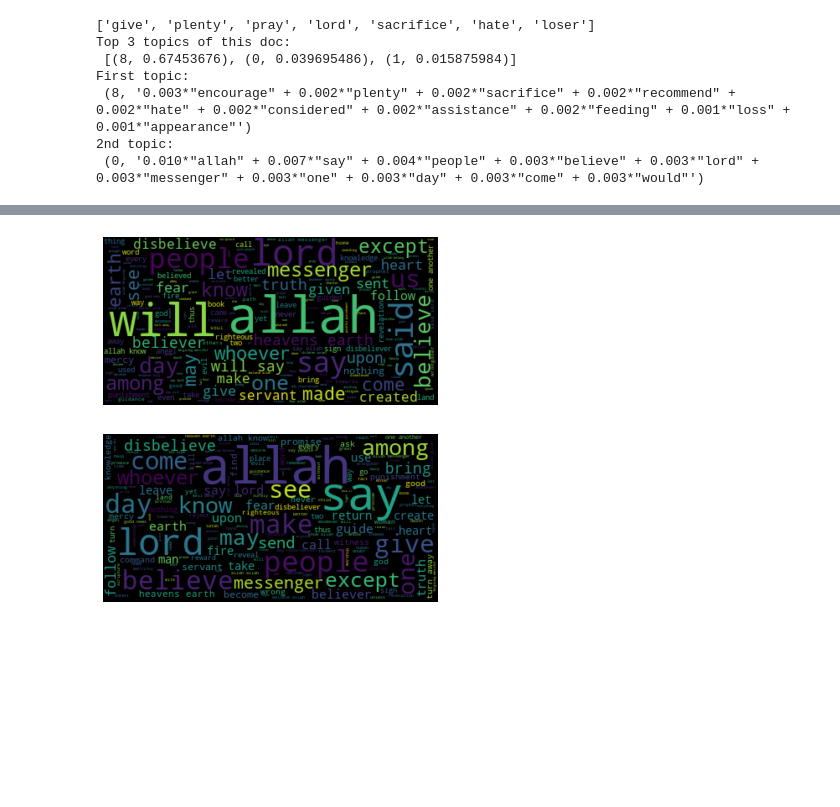
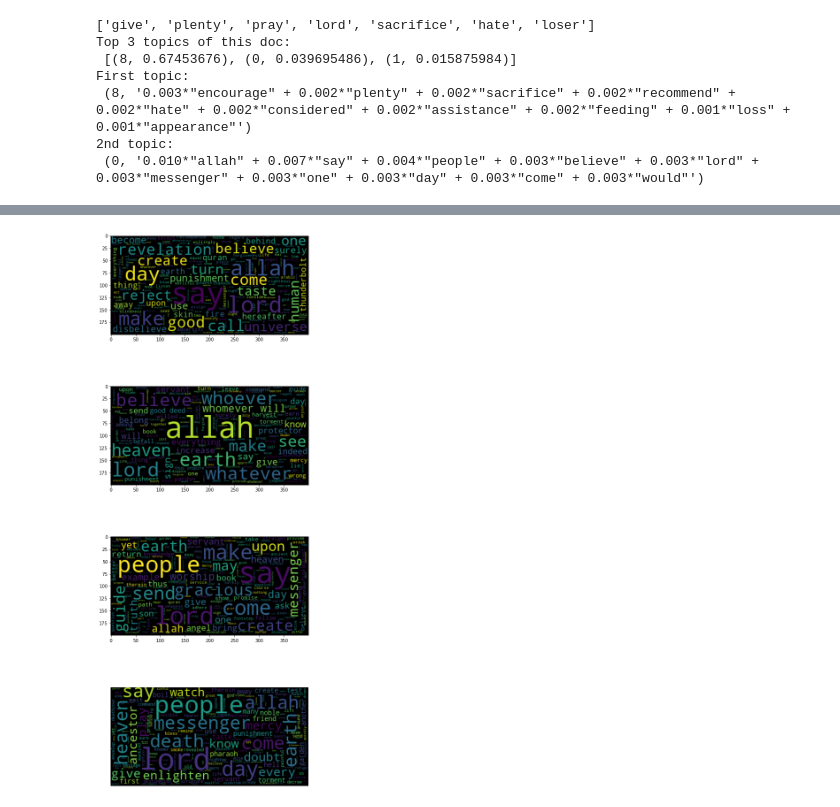
Before and after one commit to yuwei2341/nlp, a Jupyter notebook: topics/Quran.ipynb, the cells around one changed output, grey strips where cells are left out. Drawn from its saved outputs; the diff is of its cells as text; code cells hidden in the pictures; blank space fills up the shorter version.

```diff
--- a/topics/Quran.ipynb
+++ b/topics/Quran.ipynb
@@ -252,8 +265,11 @@ plt.show()
 # %% [markdown]
 ### Parse by surah
 # %%
-df0['processed'] = processed
-processed_by_surah = df0.groupby('surah')['processed'].apply(sum).values.tolist()
+if is_by_verse:
+    df0['processed'] = processed
+    processed_by_surah = df0.groupby('surah')['processed'].apply(sum).values.tolist()
+else:
+    processed_by_surah = processed
 
 # remove '-PRON-'
 processed_by_surah = [list(filter(lambda a: a != '-PRON-', i)) for i in processed_by_surah]
@@ -384,6 +415,4 @@ word_cloud([' '.join(ii) for ii in tokens])
-# %%
-word_cloud(docs)
-word_cloud([' '.join(ii) for ii in processed_by_surah])
-# %% [output]
-[figure, removed]
-[figure, removed]
+# %%
+word_cloud(processed_by_surah[40:44])
+# %% [output]
+[figure, added]
```
Also changed, not shown: parts of 26 cells of this notebook.
